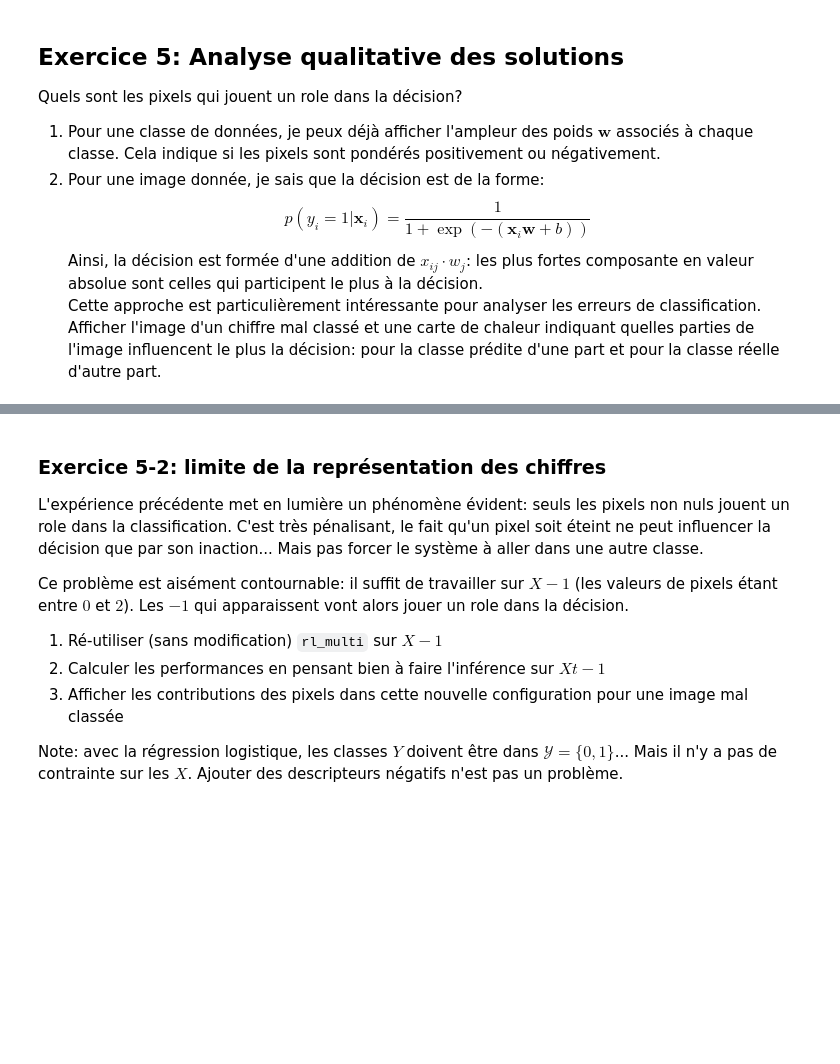
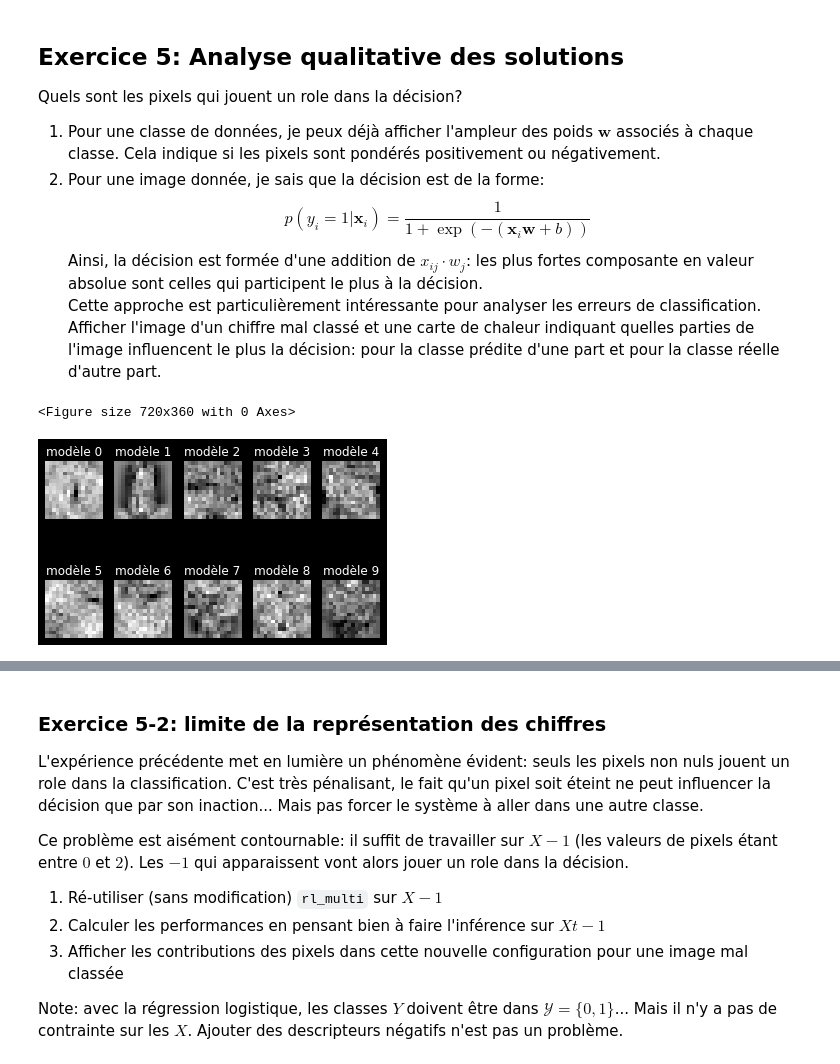
Before and after one commit to White-On/MAPSI_TME_2022, a Jupyter notebook: TME10/RegLog-etu.ipynb, the cells around one changed output, grey strips where cells are left out. Drawn from its saved outputs; the diff is of its cells as text; code cells hidden in the pictures; blank space fills up the shorter version.

```diff
--- a/TME10/RegLog-etu.ipynb
+++ b/TME10/RegLog-etu.ipynb
@@ -420,12 +441,18 @@ Afficher l'image d'un chiffre mal classé et une carte de chaleur indiquant quel
 # %%
 # affichage des poids des paramètres des 10 classes (PAS DE CODE A AJOUTER)
 # prérequis: que les w soit en colonnes dans la matrice W
-plt.figure()
+plt.figure(figsize=(10,5))
 plt.subplots(2, 5)
 for i in range(10):
     plt.subplot(2, 5,i+1)
     plt.imshow(W[:,i].reshape(16,16), cmap="gray")
-    plt.title("modèle "+str(i))
+    plt.title(f"modèle {i}")
+    plt.axis("off")
+
+plt.show()
+# %% [output]
+<Figure size 720x360 with 0 Axes>
+[figure, added]
 # %%
 # trouver un échantillon mal classé (PAS DE CODE A AJOUTER):
 
```
Also changed, not shown: parts of 13 cells of this notebook, 2 other files.
